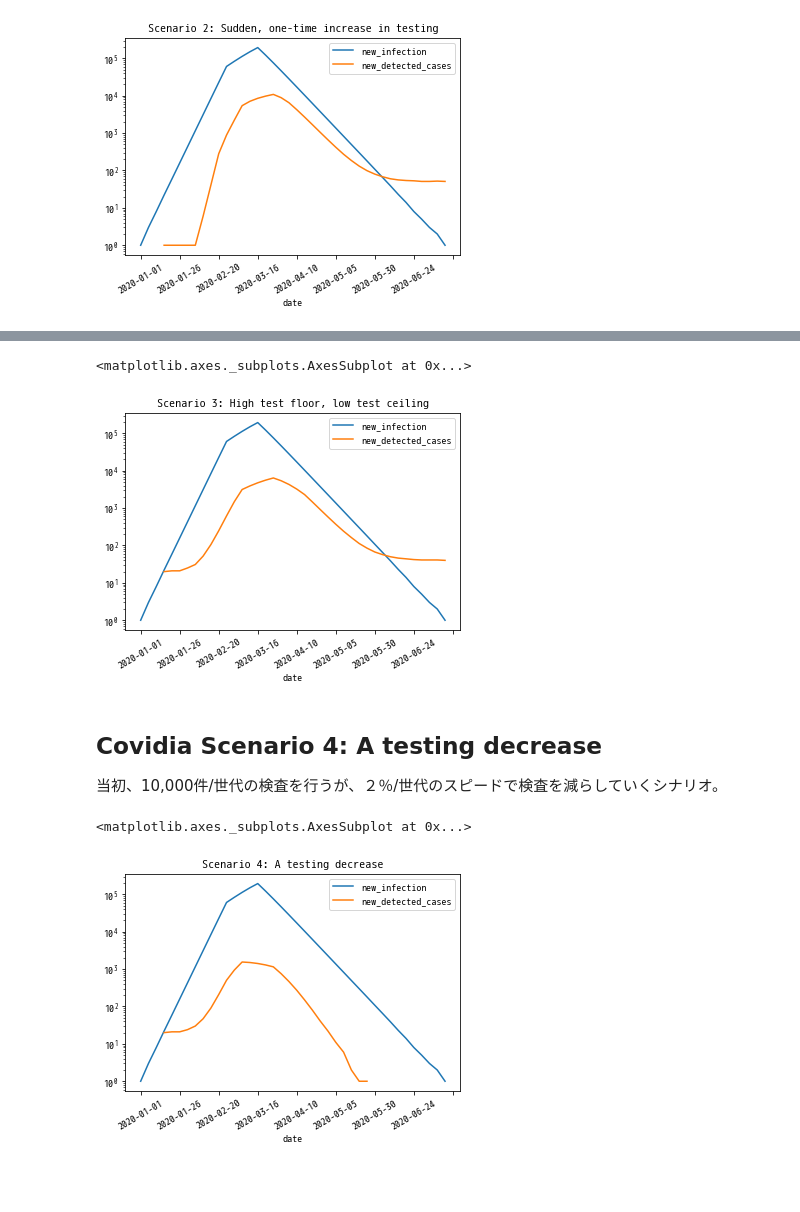
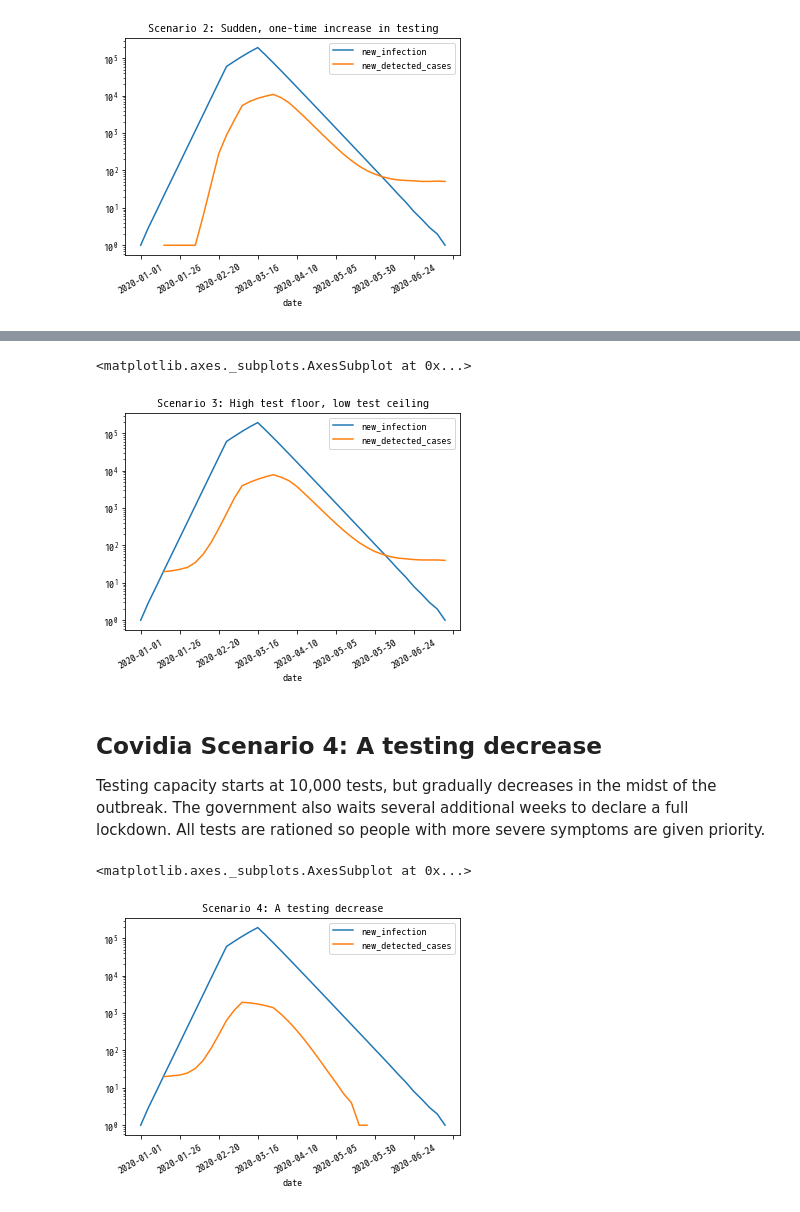
Before and after one commit to survivor7777777/covid-19, a Jupyter notebook: Infected vs Detected analysis.ipynb, the cells around one changed output, grey strips where cells are left out. Drawn from its saved outputs; the diff is of its cells as text; code cells hidden in the pictures; blank space fills up the shorter version.

```diff
--- a/Infected vs Detected analysis.ipynb
+++ b/Infected vs Detected analysis.ipynb
@@ -129,16 +160,6 @@ class Simulator:
         return '{0:04d}-{1:02d}-{2:02d}'.format(t[0], t[1], t[2])
 
     def run(self, zero_day = '2020-01-01', generations = 40):
-        '''
-        シミュレーションを実行して、pd.DataFrame を返す
-
-        Args:
-        zero_day: 最初の日付 (2020-01-01)
-        generations: シミュレーションする世代数
-
-        Returns:
-        シミュレーション結果の DataFrame
-        '''
         self.generations = generations
         self.df = pd.DataFrame(index = range(0, self.generations))
         t0 = self.decode_date(zero_day)
@@ -151,12 +172,6 @@ class Simulator:
         return self.df
 
     def set_target_R(self):
-        '''
-        パラメータに従って、計算の元となる R を設定する。
-
-        Columns:
-        target_R: パラメータに従って設定された R
-        '''
         begin_lockdown = self.disease_spread_params.begin_lockdown
         begin_intermediate = self.disease_spread_params.begin_intermediate
         self.df['target_R'] = np.NaN
@@ -170,16 +185,6 @@ class Simulator:
                 self.df.at[i, 'target_R'] = self.disease_spread_params.R_uncontrolled
 
     def compute_actual_infection(self):
-        '''
-        実際の感染の広がりを計算。これは本当は観測できない。
-
-        Columns:
-        susceptible: 感染する可能性のある人数
-        new_infection: 実際に感染した人数
-        cumulative_infection: 実際に感染した人の積算
-        actual_R: 実際の感染数から計算した再生産率
-        actual_doubling_time: 実際の感染数から計算した倍化時間 (日数)
-        '''
         population = self.population_params.population
         initial_infection = self.population_params.initial_infection
         cluster = self.disease_spread_params.cluster
@@ -204,16 +209,6 @@ class Simulator:
                 df.at[i-1, 'actual_doubling_time'] = np.inf if df.at[i, 'new_infection'] == 0 else serial * np.log(2) / np.log(df.at[i, 'cumulative_infection']/df.at[i-1, 'cumulative_infection'])
 
     def compute_tests(self):
-        '''
-        検査できるキャパシティを計算し、感染者の種類 (severe, mild, asymptomatic) ごとに検査で検出される人数を計算。
-
-        Columns:
-        test_available: 検査できる数 (パラメータに基づく)
-        new_detected_cases: 検査結果が陽性となる件数
-        cumulative_detected_cases: 検査結果が陽性となった件数の積算
-        observed_R: 観測された再生産率
-        observed_doubling_time: 観測された倍化時間 (日数)
-        '''
         population = self.population_params.population
         ramp_period = self.testing_params.ramp_period
         tests_max = self.testing_params.test_max
@@ -280,7 +275,11 @@ class Simulator:
             tests_conducted_severe = alloc_rationed_tests_severe + alloc_on_demand_tests_severe
             tests_conducted_mild = alloc_rationed_tests_mild + alloc_on_demand_tests_mild
             tests_conducted_asymptomatic = alloc_rationed_tests_asymptomatic + alloc_on_demand_tests_asymptomatic
+            df.at[i, 'tests_conducted_severe'] = tests_conducted_severe
+            df.at[i, 'tests_conducted_mild'] = tests_conducted_mild
+            df.at[i, 'tests_conducted_asymptomatic'] = tests_conducted_asymptomatic
             tests_conducted = tests_conducted_severe + tests_conducted_mild + tests_conducted_asymptomatic
+
             cumulative_tests_conducted += tests_conducted
 
             positive_tests_severe = iround(tests_conducted_severe * new_infection_severe / population_severe * (1 - false_negative)) + \
@@ -350,30 +349,31 @@ df.plot(logy=True, title='Scenario 2: Sudden, one-time increase in testing', rot
 # %%
-# パラメータ設定 for Scenario 3
+# parameter setting for Scenario 3
 disease_spread_params = Disease_spread_params()
 population_params = Population_params()
 testing_params = Testing_params(
     initial_tests = 10000,
     ramp_period = 3,
     test_growth_rate = 0.03,
     test_max = 20000,
+    rationed_test_ratio = 1.0
 )
 
 # 実行
 simulator = Simulator(disease_spread_params, population_params, testing_params)
 df = simulator.run()
 
 # plot
 df = df.set_index('date').loc[:, ['new_infection', 'new_detected_cases']].replace(0, np.NaN)
 df.plot(logy=True, title='Scenario 3: High test floor, low test ceiling', rot=30)
 # %% [output]
 <matplotlib.axes._subplots.AxesSubplot at 0x...>
-[figure, old version]
+[figure, new version]
-# %% [markdown]
-## Covidia Scenario 4: A testing decrease
-
-当初、10,000件/世代の検査を行うが、２％/世代のスピードで検査を減らしていくシナリオ。
+# %% [markdown]
+## Covidia Scenario 4: A testing decrease
+
+Testing capacity starts at 10,000 tests, but gradually decreases in the midst of the outbreak. The government also waits several additional weeks to declare a full lockdown. All tests are rationed so people with more severe symptoms are given priority.
 # %%
-# パラメータ設定 for Scenario 4
+# parameter setting for Scenario 4
 disease_spread_params = Disease_spread_params()
 population_params = Population_params()
 testing_params = Testing_params(
@@ -381,9 +381,10 @@ testing_params = Testing_params(
     ramp_period = 10,
     test_growth_rate = -0.2,
     test_max = 10000,
+    rationed_test_ratio = 1.0
 )
 
-# 実行
+# run
 simulator = Simulator(disease_spread_params, population_params, testing_params)
 df = simulator.run()
 
@@ -392,4 +393,4 @@ df = df.set_index('date').loc[:, ['new_infection', 'new_detected_cases']].replac
 df.plot(logy=True, title='Scenario 4: A testing decrease', rot=30)
 # %% [output]
 <matplotlib.axes._subplots.AxesSubplot at 0x...>
-[figure, old version]
+[figure, new version]
```
Also changed, not shown: parts of 16 cells of this notebook.
